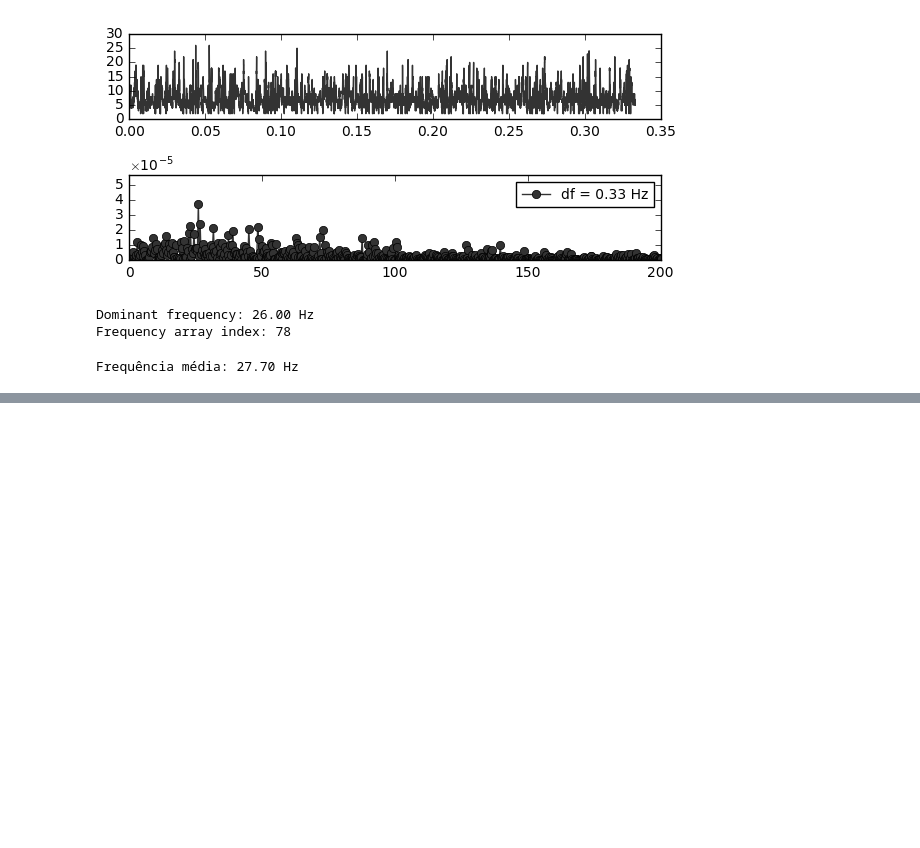
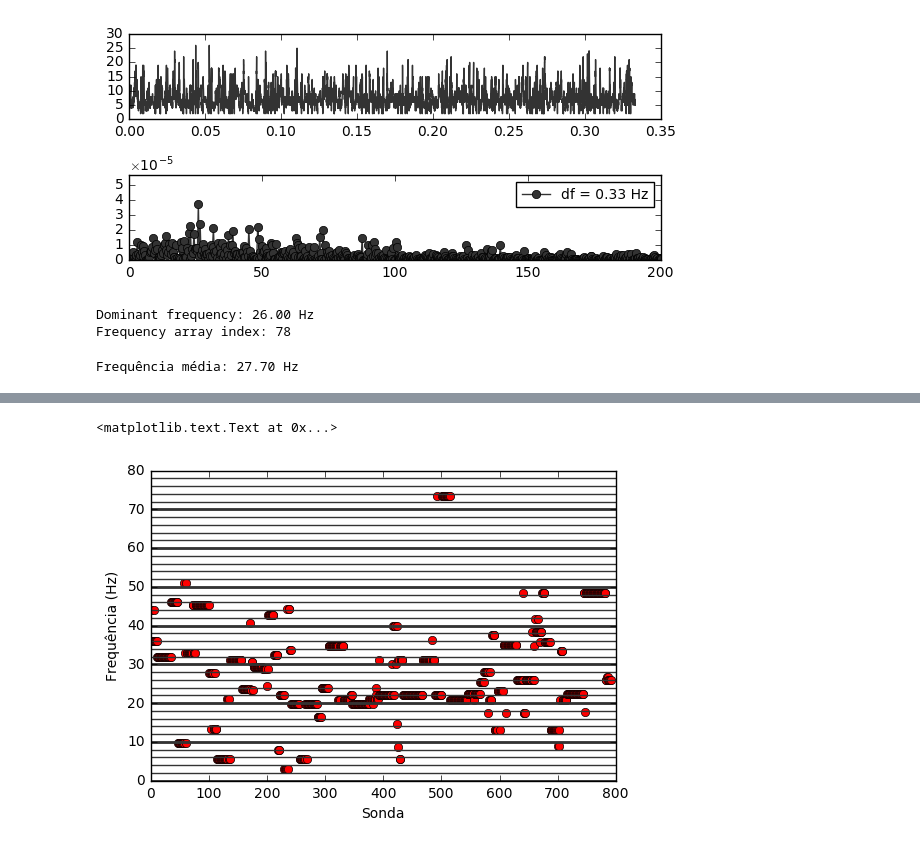
Before and after one commit to julionaojulho/image-analysis, a Jupyter notebook: test-1.ipynb, the cells around one changed output, grey strips where cells are left out. Cells and saved outputs as stored; diff of their text form; code cells hidden in the pictures; blank space fills up the shorter version.

```diff
--- a/test-1.ipynb
+++ b/test-1.ipynb
@@ -123,0 +125,12 @@ plt.ylabel('Contagem')
+# %%
+x_ax = [0, 800]
+plt.plot(freq,'or')
+for k in np.arange(0,80,2):
+    plt.plot(x_ax,[k,k],'-',color=gr)
+    if k % 10 == 0:
+        plt.plot(x_ax,[k,k],'-',color=gr,linewidth=2)
+plt.ylabel('Frequência (Hz)')
+plt.xlabel('Sonda')
+# %% [output]
+<matplotlib.text.Text at 0x...>
+[figure, added]
```
Also changed, not shown: parts of 2 cells of this notebook.
